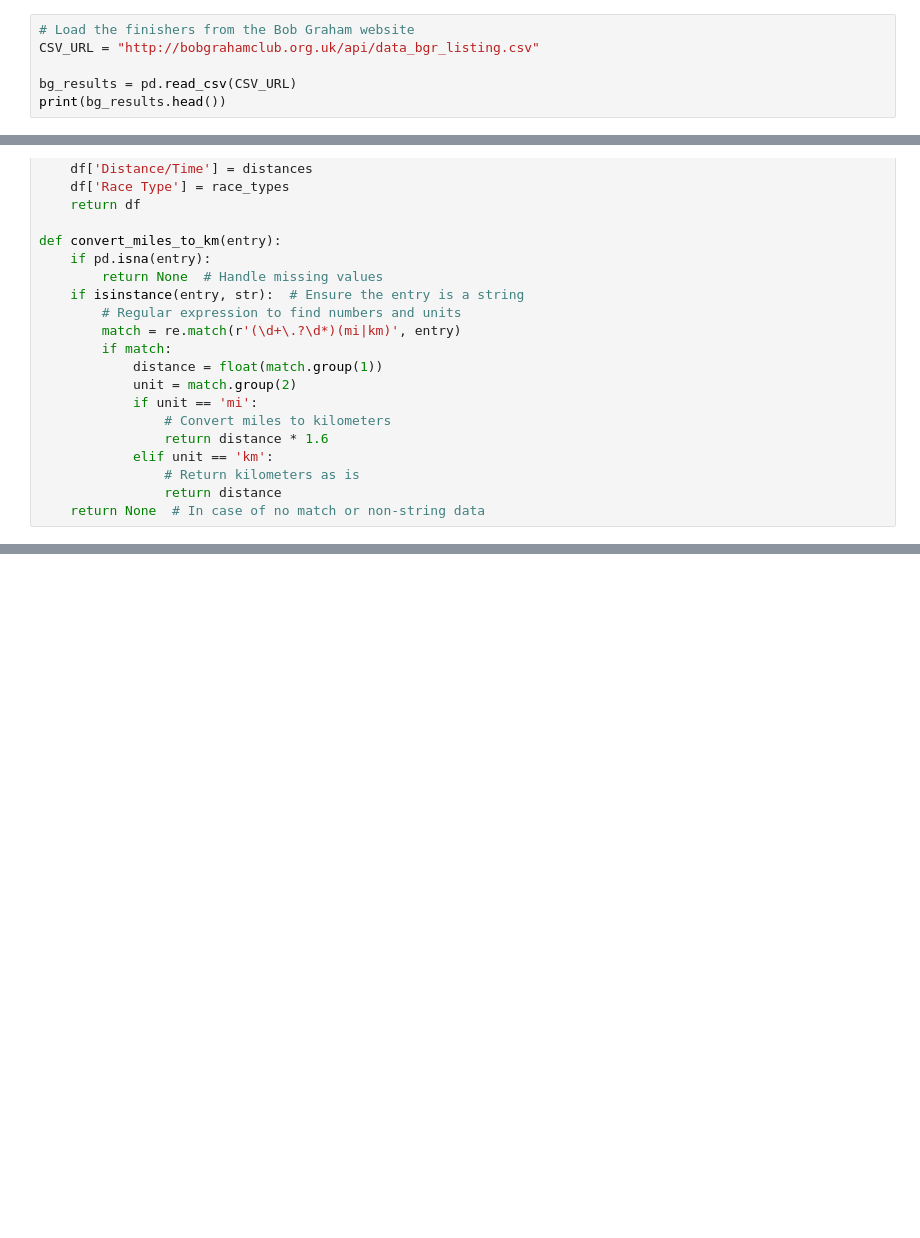
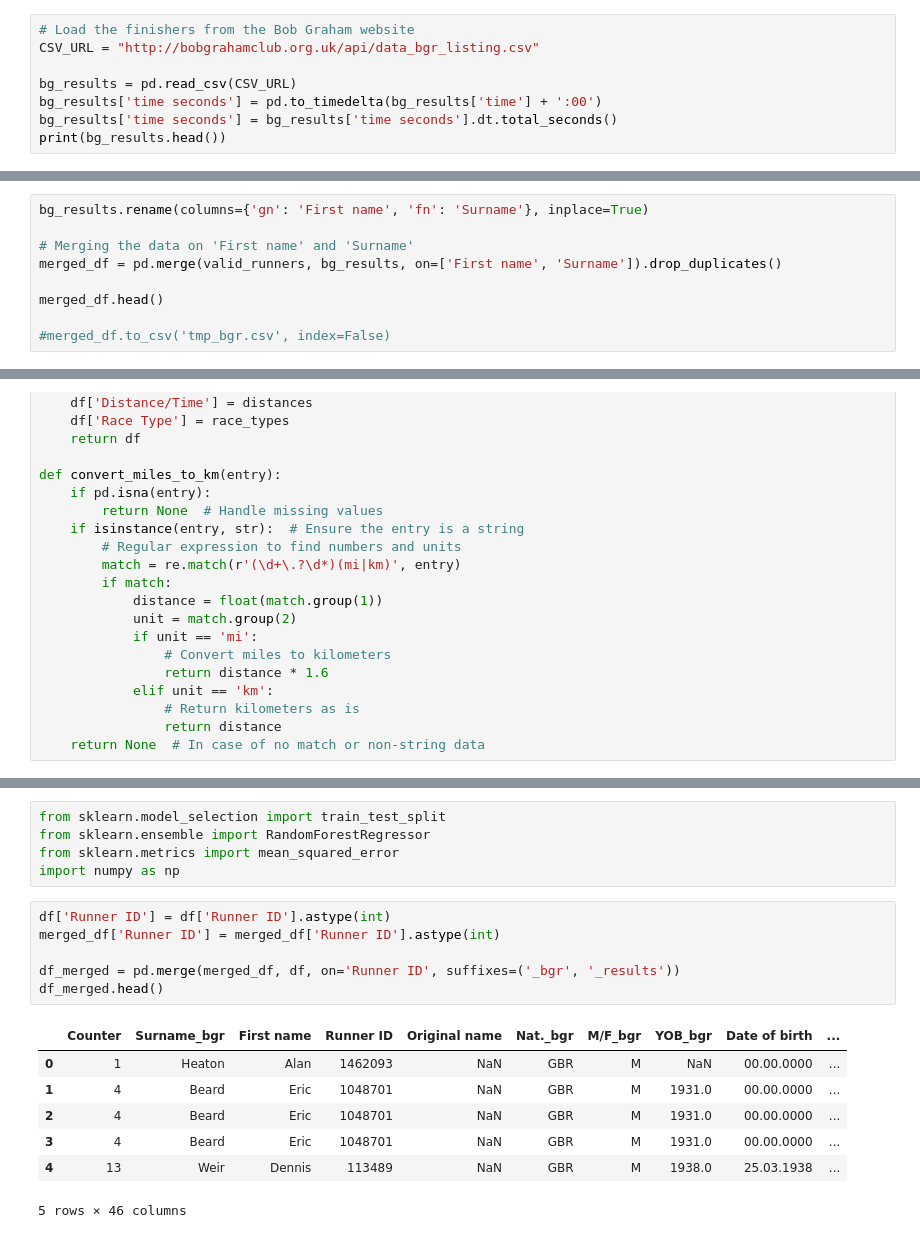
Before and after one commit to Dusoye/BobGraham, a Jupyter notebook: bobgraham.ipynb, the cells around one changed output, grey strips where cells are left out. Saved outputs shown, nothing was run; the diff lists cells and outputs as text; blank space fills up the shorter version.

```diff
--- a/bobgraham.ipynb
+++ b/bobgraham.ipynb
@@ -20,4 +20,6 @@ import pandas as pd
 CSV_URL = "http://bobgrahamclub.org.uk/api/data_bgr_listing.csv"
 
 bg_results = pd.read_csv(CSV_URL)
+bg_results['time seconds'] = pd.to_timedelta(bg_results['time'] + ':00')
+bg_results['time seconds'] = bg_results['time seconds'].dt.total_seconds()
 print(bg_results.head())
@@ -68,6 +88,15 @@ valid_runners.head()
 | 6 | 7 | Talbot | Donald | 482320 | NaN | GBR | M | 1932.0 | 00.00.0000 | ... |
 | 12 | 13 | Weir | Dennis | 113489 | NaN | GBR | M | 1938.0 | 25.03.1938 | ... |
 | 13 | 14 | Millen | Boyd | 1051631 | NaN | GBR | M | 1936.0 | 25.01.1936 | ... |
+# %%
+bg_results.rename(columns={'gn': 'First name', 'fn': 'Surname'}, inplace=True)
+
+# Merging the data on 'First name' and 'Surname'
+merged_df = pd.merge(valid_runners, bg_results, on=['First name', 'Surname']).drop_duplicates()
+
+merged_df.head()
+
+#merged_df.to_csv('tmp_bgr.csv', index=False)
 # %% [markdown]
 Functions for scraping DUV results
 # %%
@@ -527,0 +567,19 @@ plt.show()
+# %%
+from sklearn.model_selection import train_test_split
+from sklearn.ensemble import RandomForestRegressor
+from sklearn.metrics import mean_squared_error
+import numpy as np
+# %%
+df['Runner ID'] = df['Runner ID'].astype(int)
+merged_df['Runner ID'] = merged_df['Runner ID'].astype(int)
+
+df_merged = pd.merge(merged_df, df, on='Runner ID', suffixes=('_bgr', '_results'))
+df_merged.head()
+# %% [output]
+|  | Counter | Surname_bgr | First name | Runner ID | Original name | Nat._bgr | M/F_bgr | YOB_bgr | Date of birth | ... |
+| 0 | 1 | Heaton | Alan | 1462093 | NaN | GBR | M | NaN | 00.00.0000 | ... |
+| 1 | 4 | Beard | Eric | 1048701 | NaN | GBR | M | 1931.0 | 00.00.0000 | ... |
+| 2 | 4 | Beard | Eric | 1048701 | NaN | GBR | M | 1931.0 | 00.00.0000 | ... |
+| 3 | 4 | Beard | Eric | 1048701 | NaN | GBR | M | 1931.0 | 00.00.0000 | ... |
+| 4 | 13 | Weir | Dennis | 113489 | NaN | GBR | M | 1938.0 | 25.03.1938 | ... |
+5 rows × 46 columns
```
Also changed, not shown: parts of 9 cells of this notebook.
